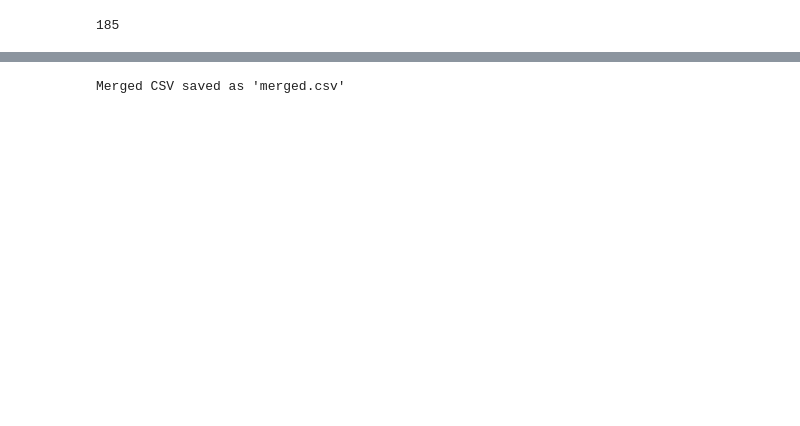
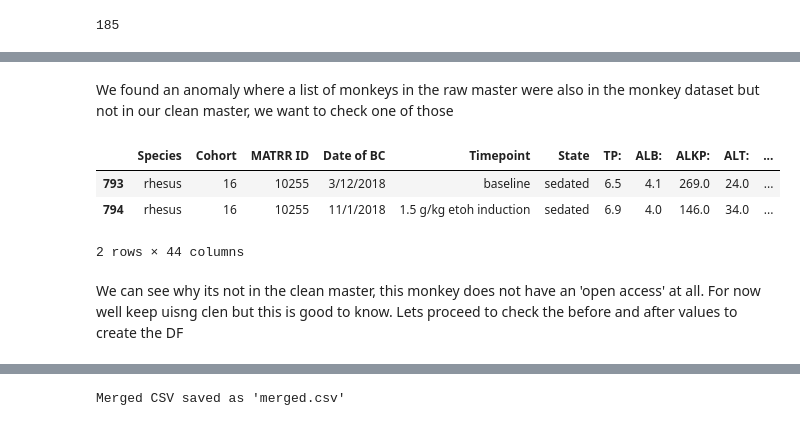
Before and after one commit to arogelg/MATRR-Capstone-Project, a Jupyter notebook: loading_data.ipynb, the cells around one changed output, grey strips where cells are left out. Cells and saved outputs as stored; diff of their text form; code cells hidden in the pictures; blank space fills up the shorter version.

```diff
--- a/loading_data.ipynb
+++ b/loading_data.ipynb
@@ -40 +69,7 @@ clean_df = master_df.loc[(master_df['Timepoint'] == 'open access 1') | (master_d
+# %%
+# We drop two columns that we wont need
+master_df = master_df.drop(columns=['Unnamed: 44', 'Unnamed: 45'])
+
+# Cleaning the master dataframe to keep only the open access 1 data (Were keeping onlye the first apparenace assuming thats exactly 60 days after the first open access)
+open_access_df = master_df.loc[(master_df['Timepoint'] == 'open access 1') | (master_df['Timepoint'] == 'open access')].drop_duplicates(subset=['MATRR ID', 'Timepoint'], keep='first')
 # %%
@@ -71,0 +127,11 @@ biomarker_df["ID"] = biomarker_df["ID"].astype(int).astype(str)
+# %% [markdown]
+We found an anomaly where a list of monkeys in the raw master were also in the monkey dataset but not in our clean master, we want to check one of those
+# %%
+master_df[master_df['MATRR ID'] == '10255']
+# %% [output]
+|  | Species | Cohort | MATRR ID | Date of BC | Timepoint | State | TP: | ALB: | ALKP: | ALT: | ... |
+| 793 | rhesus | 16 | 10255 | 3/12/2018 | baseline | sedated | 6.5 | 4.1 | 269.0 | 24.0 | ... |
+| 794 | rhesus | 16 | 10255 | 11/1/2018 | 1.5 g/kg etoh induction | sedated | 6.9 | 4.0 | 146.0 | 34.0 | ... |
+2 rows × 44 columns
+# %% [markdown]
+We can see why its not in the clean master, this monkey does not have an 'open access' at all. For now well keep uisng clen but this is good to know. Lets proceed to check the before and after values to create the DF
```
Also changed, not shown: parts of 22 cells of this notebook, 3 other files.
